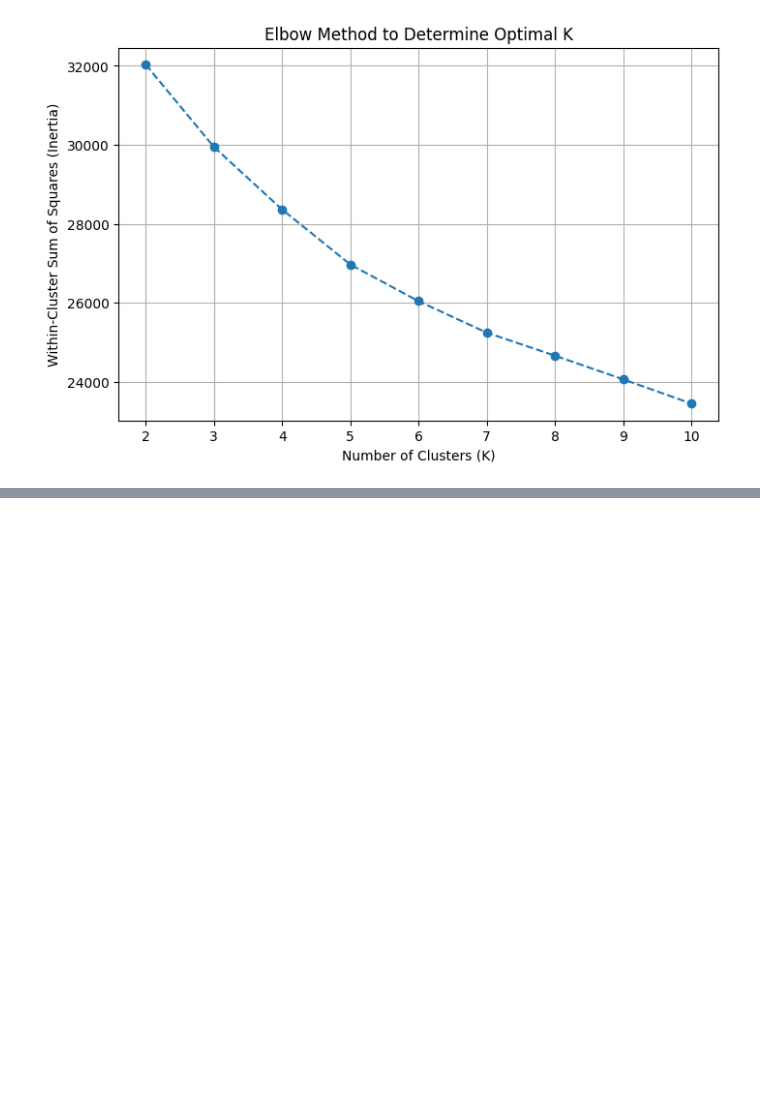
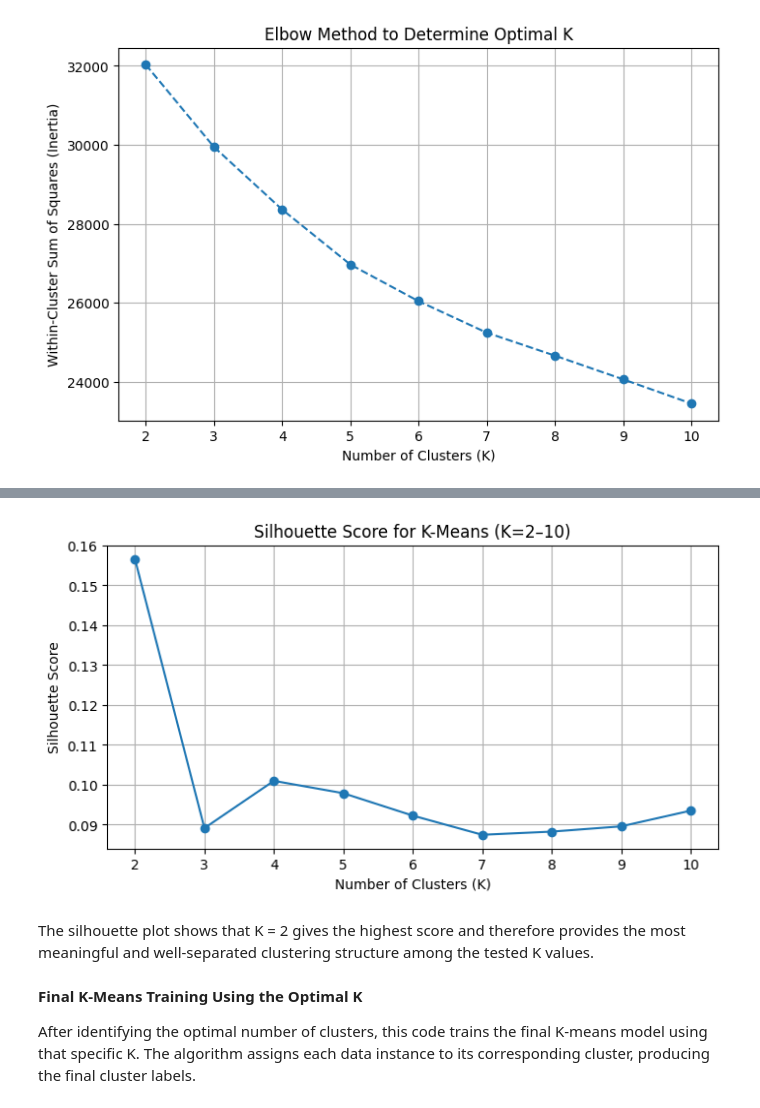
Before and after one commit to SaraAljuraybah/Data-Mining-Project, a Jupyter notebook: Reports/Phase3.ipynb, the cells around one changed output, grey strips where cells are left out. Cells and saved outputs as stored; diff of their text form; code cells hidden in the pictures; blank space fills up the shorter version.

```diff
--- a/Reports/Phase3.ipynb
+++ b/Reports/Phase3.ipynb
@@ -322,0 +331,12 @@ plt.show()
+# %%
+from sklearn.cluster import KMeans
+from sklearn.metrics import silhouette_score
+
+silhouette_scores = []
+
+for k in range(2, 11):
+    kmeans = KMeans(n_clusters=k, random_state=42)
+    labels = kmeans.fit_predict(X_scaled)
+    score = silhouette_score(X_scaled, labels)
+    silhouette_scores.append(score)
+    print(f"K = {k}, Silhouette Score = {score}")
@@ -322,0 +357,19 @@ plt.show()
+# %%
+plt.figure(figsize=(8,4))
+plt.plot(range(2, 11), silhouette_scores, marker='o')
+plt.title("Silhouette Score for K-Means (K=2–10)")
+plt.xlabel("Number of Clusters (K)")
+plt.ylabel("Silhouette Score")
+plt.grid(True)
+plt.show()
+# %% [output]
+[figure, added]
+# %% [markdown]
+The silhouette plot shows that K = 2 gives the highest score and therefore provides the most meaningful and well-separated clustering structure among the tested K values.
+# %% [markdown]
+
+
+
+**Final K-Means Training Using the Optimal K**
+
+After identifying the optimal number of clusters, this code trains the final K-means model using that specific K. The algorithm assigns each data instance to its corresponding cluster, producing the final cluster labels.
```
Also changed, not shown: parts of 8 cells of this notebook.
